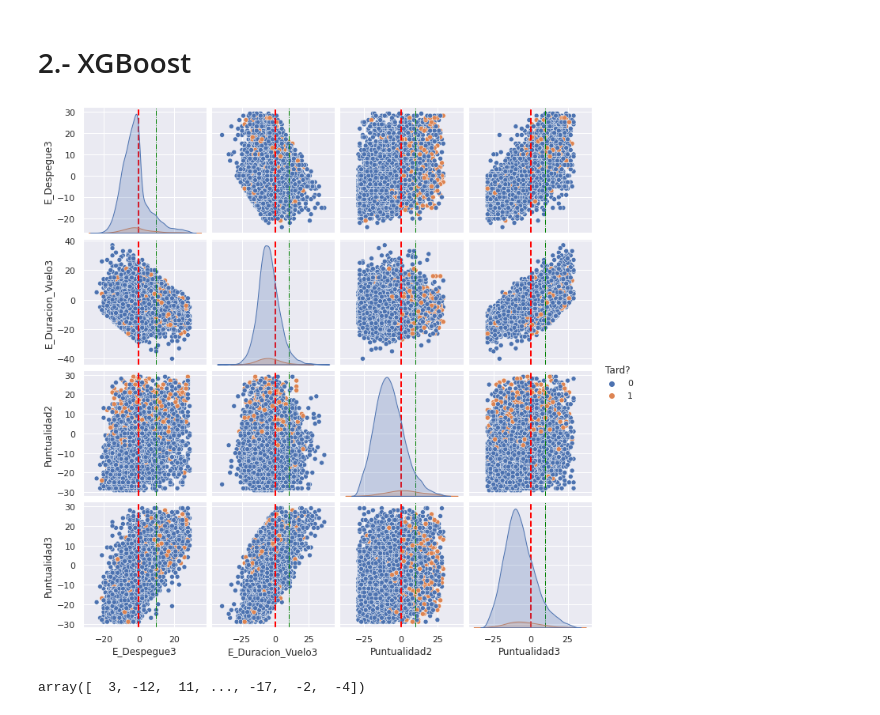
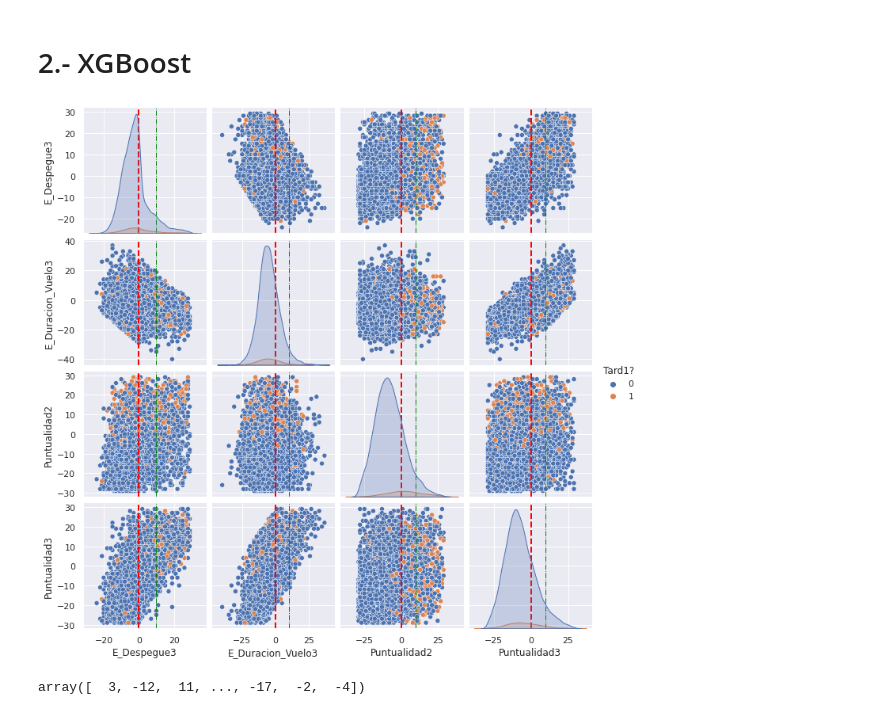
Before and after one commit to JMML2021/Avaluaci-final-per-passar-a-projecte, a Jupyter notebook: Companyia Aerea Algoritmes d’aprenentatge supervisat.ipynb, the cells around one changed output. Saved outputs shown, nothing was run; the diff lists cells and outputs as text; code cells hidden in the pictures.

```diff
--- a/Companyia Aerea Algoritmes d’aprenentatge supervisat.ipynb
+++ b/Companyia Aerea Algoritmes d’aprenentatge supervisat.ipynb
@@ -103,7 +94,7 @@ df[['Puntualidad1','Tard?']]
 # %%
 df1=df[['Puntualidad1', 'Puntualidad2', 'Puntualidad3',
         'E_Despegue','E_Despegue2','E_Despegue3',
-        'E_Duracion_Vuelo','E_Duracion_Vuelo2','E_Duracion_Vuelo3']]
+        'E_Duracion_Vuelo','E_Duracion_Vuelo2','E_Duracion_Vuelo3', 'Tard1?', 'Tard2?', 'Tard3?']]
 # %%
 # Creo la matriz de correlacion entre todos los factores.
 
@@ -337,9 +309,11 @@ plt.show()
 # %%
 #scatter plots
-df3=df2[[ 'Puntualidad2', 'E_Despegue2', 'E_Duracion_Vuelo2','E_Duracion_Vuelo3', 'Tard?']]
+'''
+df3=df2[[ 'Puntualidad2', 'E_Despegue2', 'E_Duracion_Vuelo2','E_Duracion_Vuelo3', 'Tard3?']]
 
-g=sns.pairplot(df3,hue='Tard?', palette='deep')
+g=sns.pairplot(df3,hue='Tard3?', palette='deep')
 for ax in g.axes.ravel():
     ax.axvline(x=0, ls='--', linewidth=2, c='red')
     ax.axvline(x=10, ls='-.', linewidth=1, c='green')
+    '''
 # %% [output]
@@ -513,14 +503,14 @@ X_train_2.head()
 # 2.- XGBoost
 # %%
 #scatter plots
-df3=df2[[   'E_Despegue3', 'E_Duracion_Vuelo3', 'Puntualidad2', 'Puntualidad3', 'Tard?']]
+df3=df2[[   'E_Despegue3', 'E_Duracion_Vuelo3', 'Puntualidad2', 'Puntualidad3', 'Tard1?']]
 
-g=sns.pairplot(df3,hue='Tard?', palette='deep')
+g=sns.pairplot(df3,hue='Tard1?', palette='deep')
 for ax in g.axes.ravel():
     ax.axvline(x=0, ls='--', linewidth=2, c='red')
     ax.axvline(x=10, ls='-.', linewidth=1, c='green')
 # %% [output]
-[figure, old version]
+[figure, new version]
 # %%
 import xgboost as xgb
 from sklearn.metrics import mean_squared_error
```
Also changed, not shown: parts of 22 cells of this notebook.
